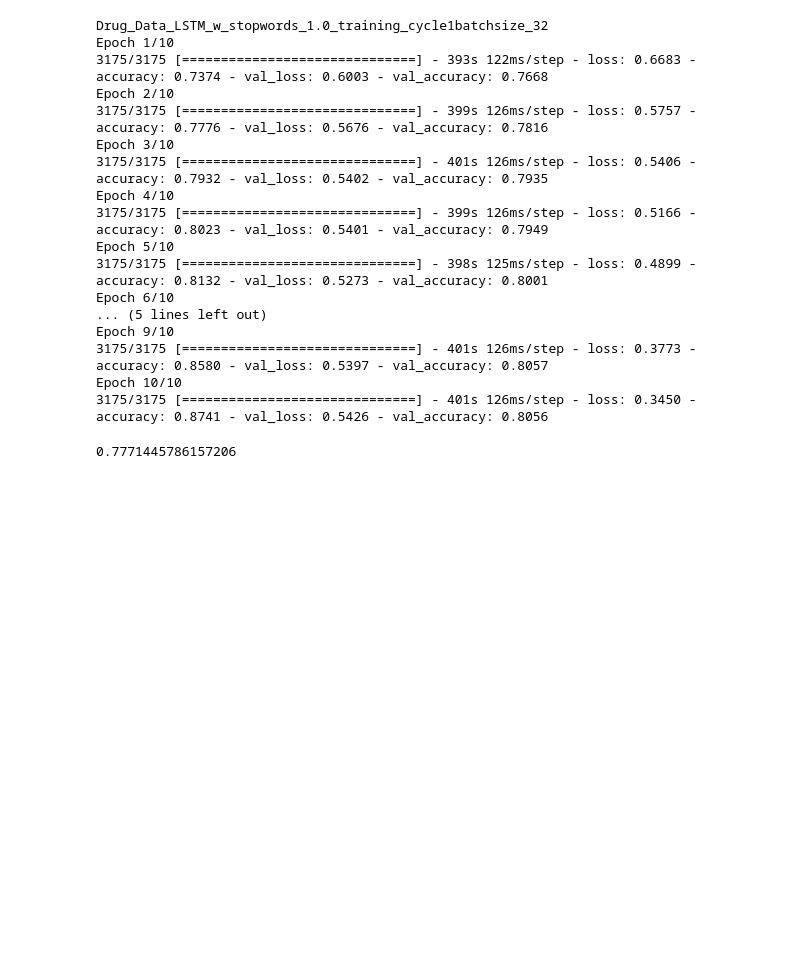
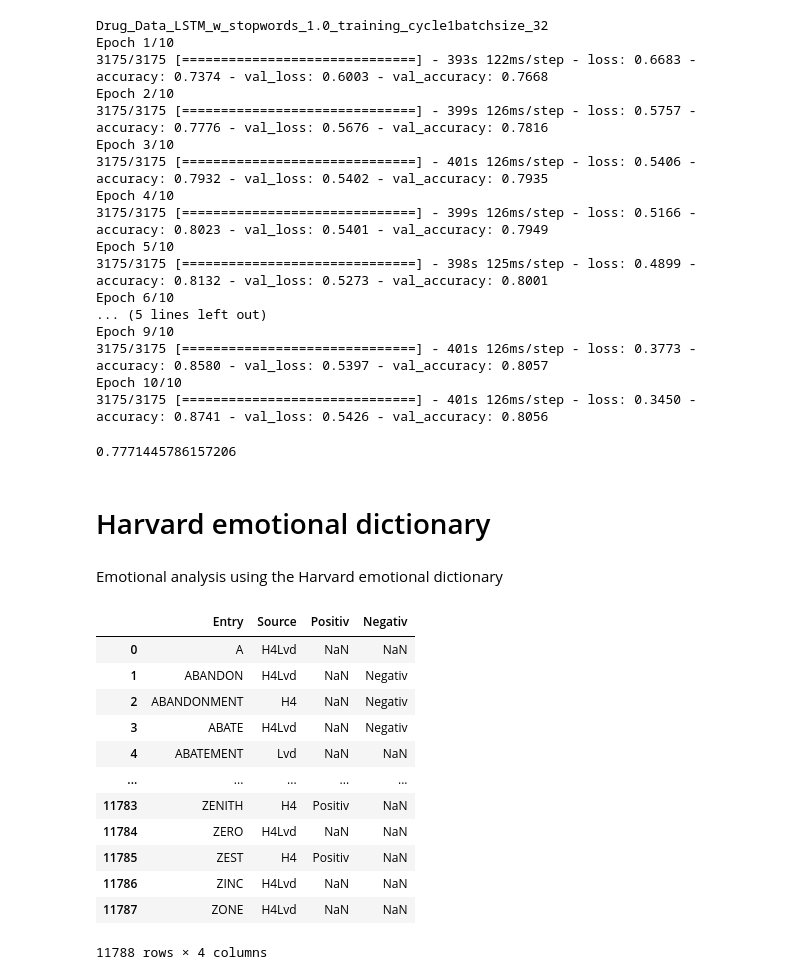
Before and after one commit to harsh-ux/Sentiment-Analysis-of-Drug-Reviews, a Jupyter notebook: Pill_Recommendation.ipynb, the cells around one changed output. Saved outputs shown, nothing was run; the diff lists cells and outputs as text; code cells hidden in the pictures; blank space fills up the shorter version.

```diff
--- a/Pill_Recommendation.ipynb
+++ b/Pill_Recommendation.ipynb
@@ -1257,3 +1257,24 @@ y_pred_lstm = (y_pred_lstm > 0.5)
 print(accuracy_score(y_test,y_pred_lstm))
 # %% [output]
 0.7771445786157206
+# %% [markdown]
+# Harvard emotional dictionary
+# %% [markdown]
+Emotional analysis using the Harvard emotional dictionary
+# %%
+harvardDict = pd.read_excel('drive/My Drive/drugsCom_raw/inquirerbasic.xls')
+harvardDict
+# %% [output]
+|  | Entry | Source | Positiv | Negativ |
+| 0 | A | H4Lvd | NaN | NaN |
+| 1 | ABANDON | H4Lvd | NaN | Negativ |
+| 2 | ABANDONMENT | H4 | NaN | Negativ |
+| 3 | ABATE | H4Lvd | NaN | Negativ |
+| 4 | ABATEMENT | Lvd | NaN | NaN |
+| ... | ... | ... | ... | ... |
+| 11783 | ZENITH | H4 | Positiv | NaN |
+| 11784 | ZERO | H4Lvd | NaN | NaN |
+| 11785 | ZEST | H4 | Positiv | NaN |
+| 11786 | ZINC | H4Lvd | NaN | NaN |
+| 11787 | ZONE | H4Lvd | NaN | NaN |
+11788 rows × 4 columns
```
Also changed, not shown: parts of 11 cells of this notebook.
